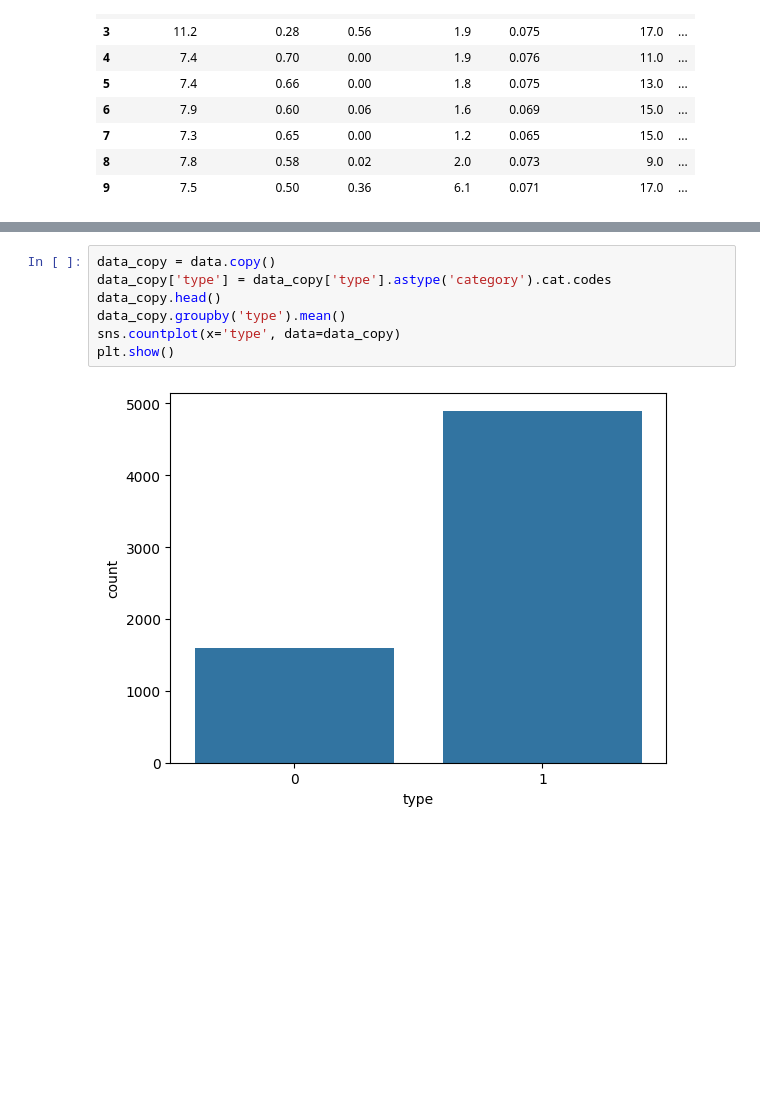
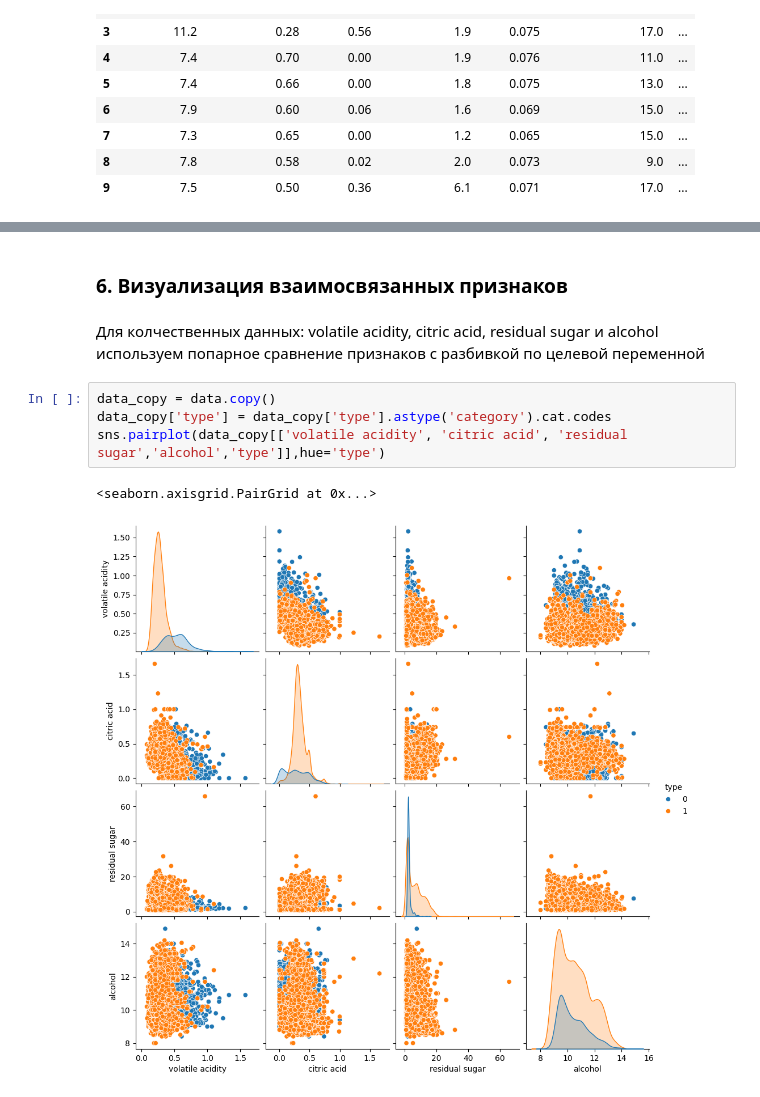
Before and after one commit to TcHaOcHeK/ML, a Jupyter notebook: LR2.ipynb, the cells around one changed output, grey strips where cells are left out. Cells and saved outputs as stored; diff of their text form; blank space fills up the shorter version.

```diff
--- a/LR2.ipynb
+++ b/LR2.ipynb
@@ -89,9 +141,11 @@ plt.show()
+# %% [markdown]
+### 6. Визуализация взаимосвязанных признаков
+# %% [markdown]
+Для колчественных данных: volatile acidity, citric acid, residual sugar и alcohol используем попарное сравнение признаков с разбивкой по целевой переменной
 # %%
 data_copy = data.copy()
 data_copy['type'] = data_copy['type'].astype('category').cat.codes
-data_copy.head()
-data_copy.groupby('type').mean()
-sns.countplot(x='type', data=data_copy)
-plt.show()
+sns.pairplot(data_copy[['volatile acidity', 'citric acid', 'residual sugar','alcohol','type']],hue='type')
 # %% [output]
+<seaborn.axisgrid.PairGrid at 0x...>
-[figure, old version]
+[figure, new version]
```
Also changed, not shown: parts of 24 cells of this notebook.
